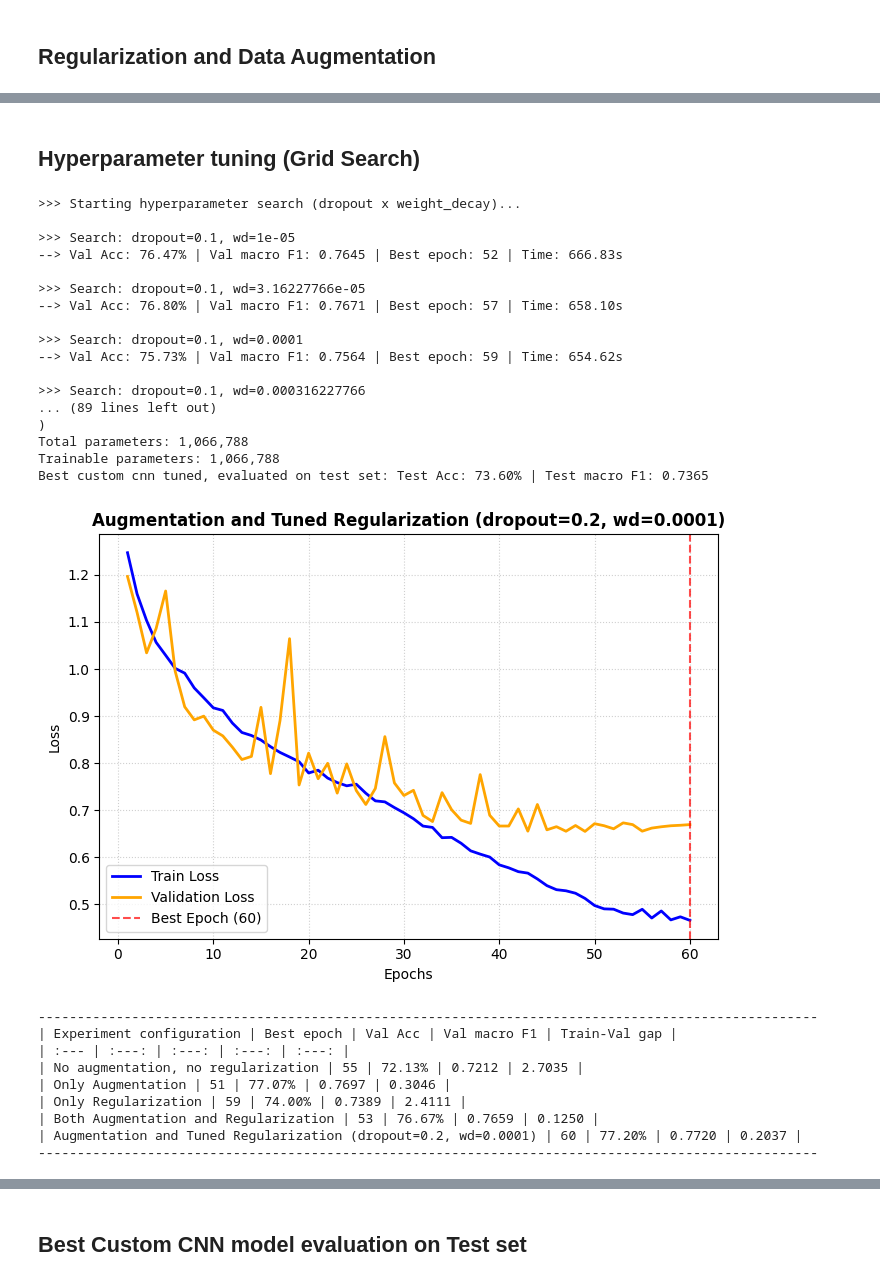
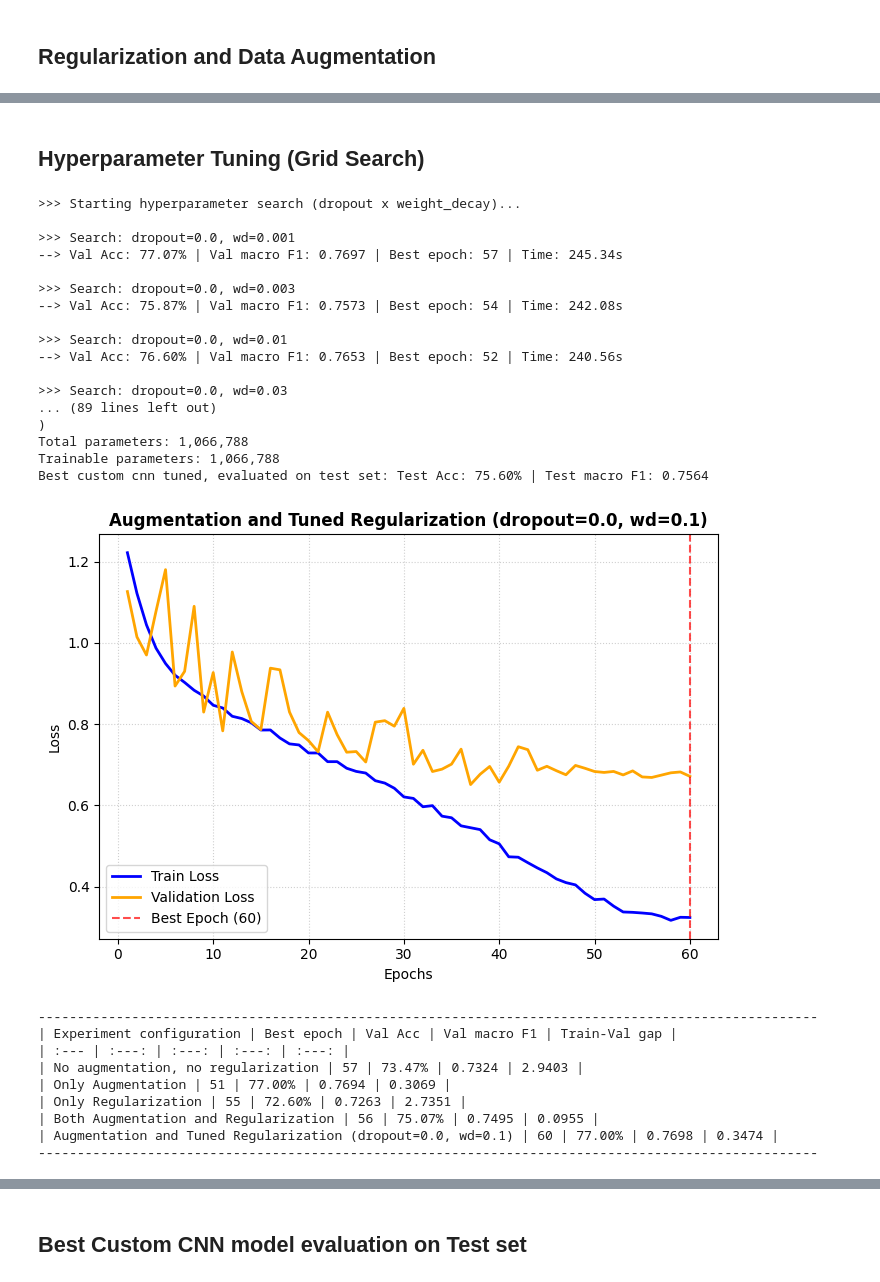
Before and after one commit to Fanisbar/ML_image_classification, a Jupyter notebook: main.ipynb, the cells around one changed output, grey strips where cells are left out. Cells and saved outputs as stored; diff of their text form; code cells hidden in the pictures.

```diff
--- a/main.ipynb
+++ b/main.ipynb
@@ -56,10 +32,10 @@ plt.rcParams['savefig.facecolor'] = 'white'
 # %%
 from google.colab import drive
 drive.mount('/content/drive/')
-data = np.load('/content/drive/MyDrive/Colab Notebooks/wikiart_hw2_balanced.npz')
+data = np.load('/content/drive/MyDrive/Colab Notebooks/wikiart_balanced.npz')
 
 # local
-# data = np.load('wikiart_hw2_balanced.npz')
+# data = np.load('wikiart_balanced.npz')
 
 X = data["X"]
 Y = data["y"]
@@ -77,11 +53,11 @@ for class_name in class_names:
 print(f"\nTotal: {sum(counts.values())} samples\n")
 
 plt.figure(figsize=(10,6))
-plt.bar(counts.keys(), counts.values(), color='green')
+bars = plt.bar(counts.keys(), counts.values(), color='green')
 plt.title("Distribution of data between classes")
 plt.xlabel("Class name")
 plt.ylabel("Number of samples (paintings) per class")
-plt.bar_label(plt.bar(counts.keys(), counts.values(), color='green'), padding=3)
+plt.bar_label(bars, padding=3)
 plt.show()
 # %% [output]
 Drive already mounted at /content/drive/; to attempt to forcibly remount, call drive.mount("/content/drive/", force_remount=True).
@@ -257,7 +233,7 @@ print(model)
 print(f"Total parameters: {sum(p.numel() for p in model.parameters()):,}")
 print(f"Trainable parameters: {sum(p.numel() for p in model.parameters() if p.requires_grad):,}")
 
-def train_one_epoch(model, loader, optimizer, criterion):
+def train_one_epoch(model, loader, optimizer, criterion, augment=None):
     model.train()
     total_loss = 0.0
     total_correct = 0
@@ -266,6 +242,9 @@ def train_one_epoch(model, loader, optimizer, criterion):
     for batch_idx, (images, labels) in enumerate(loader):
         images = images.to(device)
         labels = labels.to(device)
+
+        if augment is not None:
+            images = augment(images)
 
         optimizer.zero_grad()
 
@@ -1831,10 +1796,10 @@ Regularization will be examined thoroughly and fairly in the following section t
 # %% [markdown]
-## Hyperparameter tuning (Grid Search)
+## Hyperparameter Tuning (Grid Search)
 # %%
 SEARCH_EPOCHS = 60
 
-dropout_values = [0.1, 0.2, 0.3, 0.4, 0.5]
-wd_values = [1e-5, 3.16227766e-5, 1e-4, 3.16227766e-4, 1e-3]
+dropout_values = [0.0, 0.1, 0.2, 0.3, 0.4]
+wd_values = [1e-3, 3e-3, 1e-2, 3e-2, 1e-1]
 
 search_results = {}
 criterion = nn.CrossEntropyLoss()
@@ -1857,7 +1822,7 @@ for dp in dropout_values:
         g.manual_seed(SEED)
 
         current_train_loader = DataLoader(
-            tuning_dataset,
+            train_dataset,
             batch_size=train_dataloader.batch_size,
             shuffle=True,
             generator=g,
@@ -1870,7 +1835,7 @@ for dp in dropout_values:
             torch.cuda.manual_seed_all(SEED)
 
         model = RegularizedBatchNormCNN(dropout_p=dp).to(device)
-        optimizer = optim.Adam(model.parameters(), lr=0.001, weight_decay=wd)
+        optimizer = optim.AdamW(model.parameters(), lr=0.001, weight_decay=wd)
         scheduler = CosineAnnealingLR(optimizer, T_max=SEARCH_EPOCHS)
 
         best_val_f1 = -1.0
@@ -1881,8 +1846,8 @@ for dp in dropout_values:
 
         start_time = time.time()
         for epoch in range(SEARCH_EPOCHS):
-            train_loss, train_acc = train_one_epoch(model, current_train_loader, optimizer, criterion)
-            val_loss, val_acc, val_f1, val_cm = evaluate(model, val_dataloader_clean, criterion)
+            train_loss, train_acc = train_one_epoch(model, current_train_loader, optimizer, criterion, augment=tuning_augment)
+            val_loss, val_acc, val_f1, val_cm = evaluate(model, val_dataloader, criterion)
 
             scheduler.step()
 
@@ -1934,7 +1899,7 @@ print(f"Total parameters: {sum(p.numel() for p in best_reg_model.parameters()):,
 print(f"Trainable parameters: {sum(p.numel() for p in best_reg_model.parameters() if p.requires_grad):,}")
 
 # best model evaluation on test set
-test_loss_final, test_acc_final, test_f1_final, test_cm_final = evaluate(best_reg_model, test_dataloader_clean, criterion)
+test_loss_final, test_acc_final, test_f1_final, test_cm_final = evaluate(best_reg_model, test_dataloader, criterion)
 
 print(f"Best custom cnn tuned, evaluated on test set: Test Acc: {test_acc_final*100:.2f}% | "
       f"Test macro F1: {test_f1_final:.4f}\n")
@@ -1953,51 +1918,51 @@ experiment_results[f"Augmentation and Tuned Regularization (dropout={best_dropou
 plt.figure(figsize=(7, 5))
 epochs_range = range(1, SEARCH_EPOCHS + 1)
 plt.plot(epochs_range, best_train_losses, label='Train Loss', color='blue', lw=2)
 plt.plot(epochs_range, best_val_losses, label='Validation Loss', color='orange', lw=2)
 plt.axvline(x=best_epoch_final, color='red', linestyle='--', alpha=0.7, label=f'Best Epoch ({best_epoch_final})')
 plt.title(f"Augmentation and Tuned Regularization (dropout={best_dropout}, wd={best_wd})", fontsize=12, fontweight='bold')
 plt.xlabel('Epochs')
 plt.ylabel('Loss')
 plt.legend()
 plt.grid(True, linestyle=':', alpha=0.6)
 plt.tight_layout()
 plt.show()
 
 # updated experiments table
 print("\n" + "-"*100)
 print("| Experiment configuration | Best epoch | Val Acc | Val macro F1 | Train-Val gap |")
 print("| :--- | :---: | :---: | :---: | :---: |")
 for exp_name, res in experiment_results.items():
     print(f"| {exp_name} | {res['Best_Epoch']} | {res['Val_Acc']*100:.2f}% | {res['Val_F1']:.4f} | "
           f"{res['val_losses'][res['Best_Epoch']-1] - res['train_losses'][res['Best_Epoch']-1]:.4f} |")
-print("-"*100 + "\n")
+print("-"*100)
 # %% [output]
 >>> Starting hyperparameter search (dropout x weight_decay)...
 
->>> Search: dropout=0.1, wd=1e-05
---> Val Acc: 76.47% | Val macro F1: 0.7645 | Best epoch: 52 | Time: 666.83s
+>>> Search: dropout=0.0, wd=0.001
+--> Val Acc: 77.07% | Val macro F1: 0.7697 | Best epoch: 57 | Time: 245.34s
 
->>> Search: dropout=0.1, wd=3.16227766e-05
---> Val Acc: 76.80% | Val macro F1: 0.7671 | Best epoch: 57 | Time: 658.10s
+>>> Search: dropout=0.0, wd=0.003
+--> Val Acc: 75.87% | Val macro F1: 0.7573 | Best epoch: 54 | Time: 242.08s
 
->>> Search: dropout=0.1, wd=0.0001
---> Val Acc: 75.73% | Val macro F1: 0.7564 | Best epoch: 59 | Time: 654.62s
+>>> Search: dropout=0.0, wd=0.01
+--> Val Acc: 76.60% | Val macro F1: 0.7653 | Best epoch: 52 | Time: 240.56s
 
->>> Search: dropout=0.1, wd=0.000316227766
+>>> Search: dropout=0.0, wd=0.03
 ... (89 lines left out)
 )
 Total parameters: 1,066,788
 Trainable parameters: 1,066,788
-Best custom cnn tuned, evaluated on test set: Test Acc: 73.60% | Test macro F1: 0.7365
+Best custom cnn tuned, evaluated on test set: Test Acc: 75.60% | Test macro F1: 0.7564
-[figure, old version]
+[figure, new version]
 ----------------------------------------------------------------------------------------------------
 | Experiment configuration | Best epoch | Val Acc | Val macro F1 | Train-Val gap |
 | :--- | :---: | :---: | :---: | :---: |
-| No augmentation, no regularization | 55 | 72.13% | 0.7212 | 2.7035 |
-| Only Augmentation | 51 | 77.07% | 0.7697 | 0.3046 |
-| Only Regularization | 59 | 74.00% | 0.7389 | 2.4111 |
-| Both Augmentation and Regularization | 53 | 76.67% | 0.7659 | 0.1250 |
-| Augmentation and Tuned Regularization (dropout=0.2, wd=0.0001) | 60 | 77.20% | 0.7720 | 0.2037 |
+| No augmentation, no regularization | 57 | 73.47% | 0.7324 | 2.9403 |
+| Only Augmentation | 51 | 77.00% | 0.7694 | 0.3069 |
+| Only Regularization | 55 | 72.60% | 0.7263 | 2.7351 |
+| Both Augmentation and Regularization | 56 | 75.07% | 0.7495 | 0.0955 |
+| Augmentation and Tuned Regularization (dropout=0.0, wd=0.1) | 60 | 77.00% | 0.7698 | 0.3474 |
 ----------------------------------------------------------------------------------------------------
 # %% [markdown]
 ## Results after hyperparameter tuning
```
Also changed, not shown: parts of 45 cells of this notebook.
